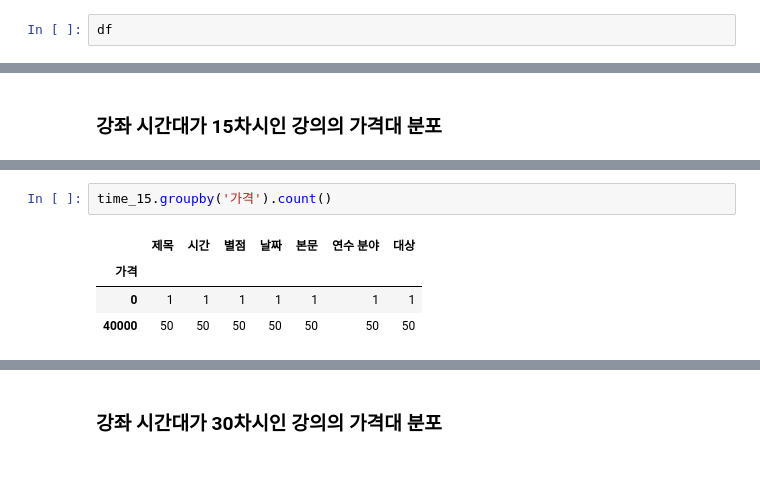
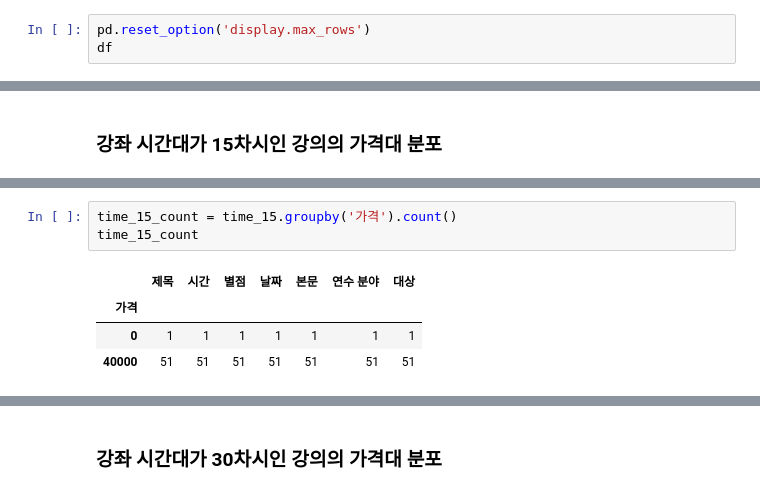
Before and after one commit to Hyunhee0219/Tselpha_Icecream, a Jupyter notebook: T셀파_(박지석,이현희,이수민).ipynb, the cells around one changed output, grey strips where cells are left out. Saved outputs shown, nothing was run; the diff lists cells and outputs as text.

```diff
--- a/T셀파_(박지석,이현희,이수민).ipynb
+++ b/T셀파_(박지석,이현희,이수민).ipynb
@@ -252,6 +252,7 @@ finally:
 
 [81 rows x 5 columns]
 # %%
+pd.reset_option('display.max_rows')
 df
 # %% [output]
 |  | 연수 분야 | 제목 | 시간 | 가격 | 대상 |
@@ -393,8 +393,9 @@ time_15
 | 140 | 독립운동 현장읽기 - 의병전쟁 | 15 | 5 | 2023.12.24 | 너무 많은 희생이 있었는데 그동안 많은 관심을 받지 못한 부… | 자기계발 | 0 | 전체 |
 # %%
-time_15.groupby('가격').count()
+time_15_count = time_15.groupby('가격').count()
+time_15_count
 # %% [output]
 |  | 제목 | 시간 | 별점 | 날짜 | 본문 | 연수 분야 | 대상 |
 | 가격 |  |  |  |  |  |  |  |
 | 0 | 1 | 1 | 1 | 1 | 1 | 1 | 1 |
-| 40000 | 50 | 50 | 50 | 50 | 50 | 50 | 50 |
+| 40000 | 51 | 51 | 51 | 51 | 51 | 51 | 51 |
```
Also changed, not shown: parts of 12 cells of this notebook, 1 other file.
